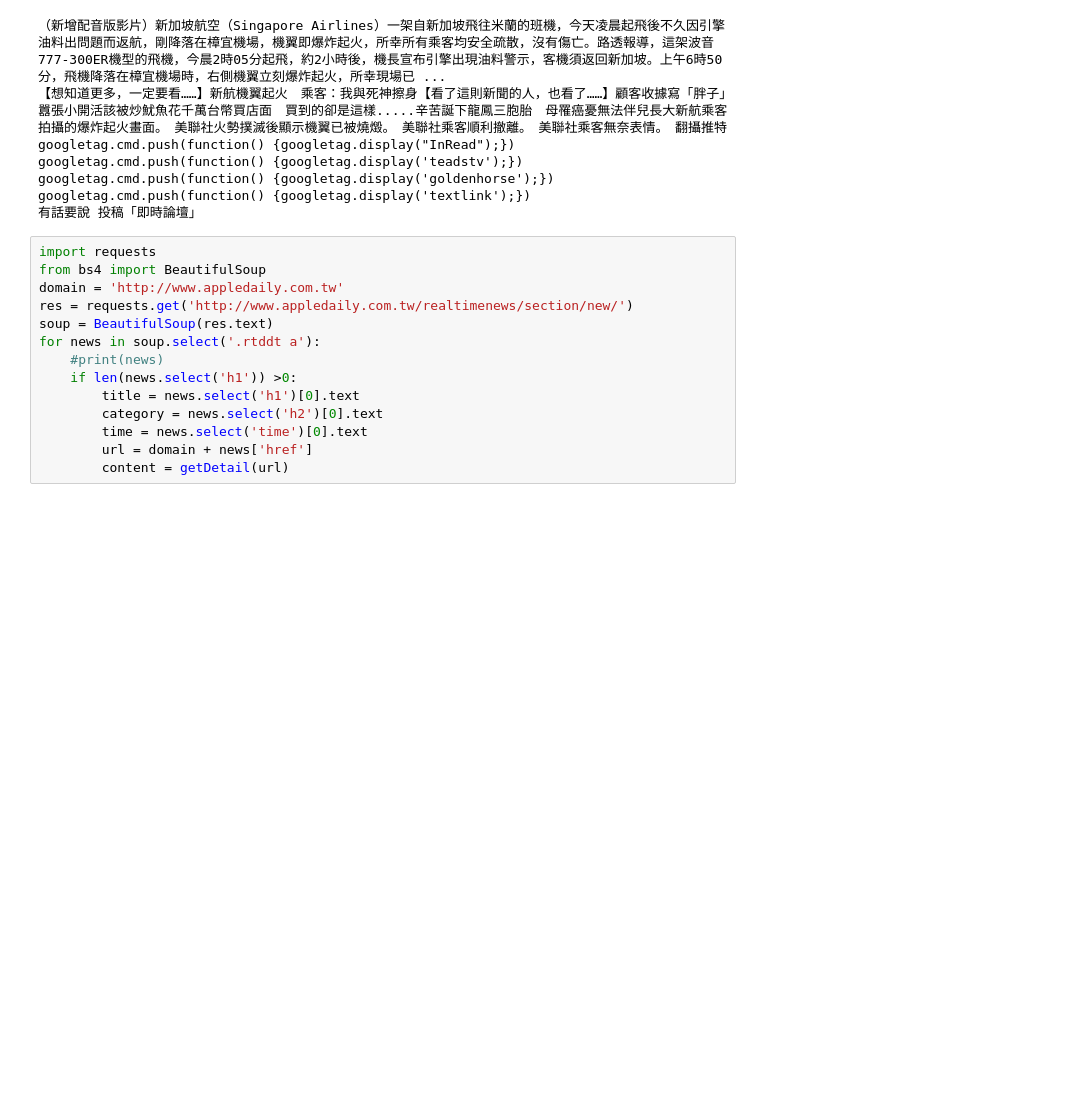
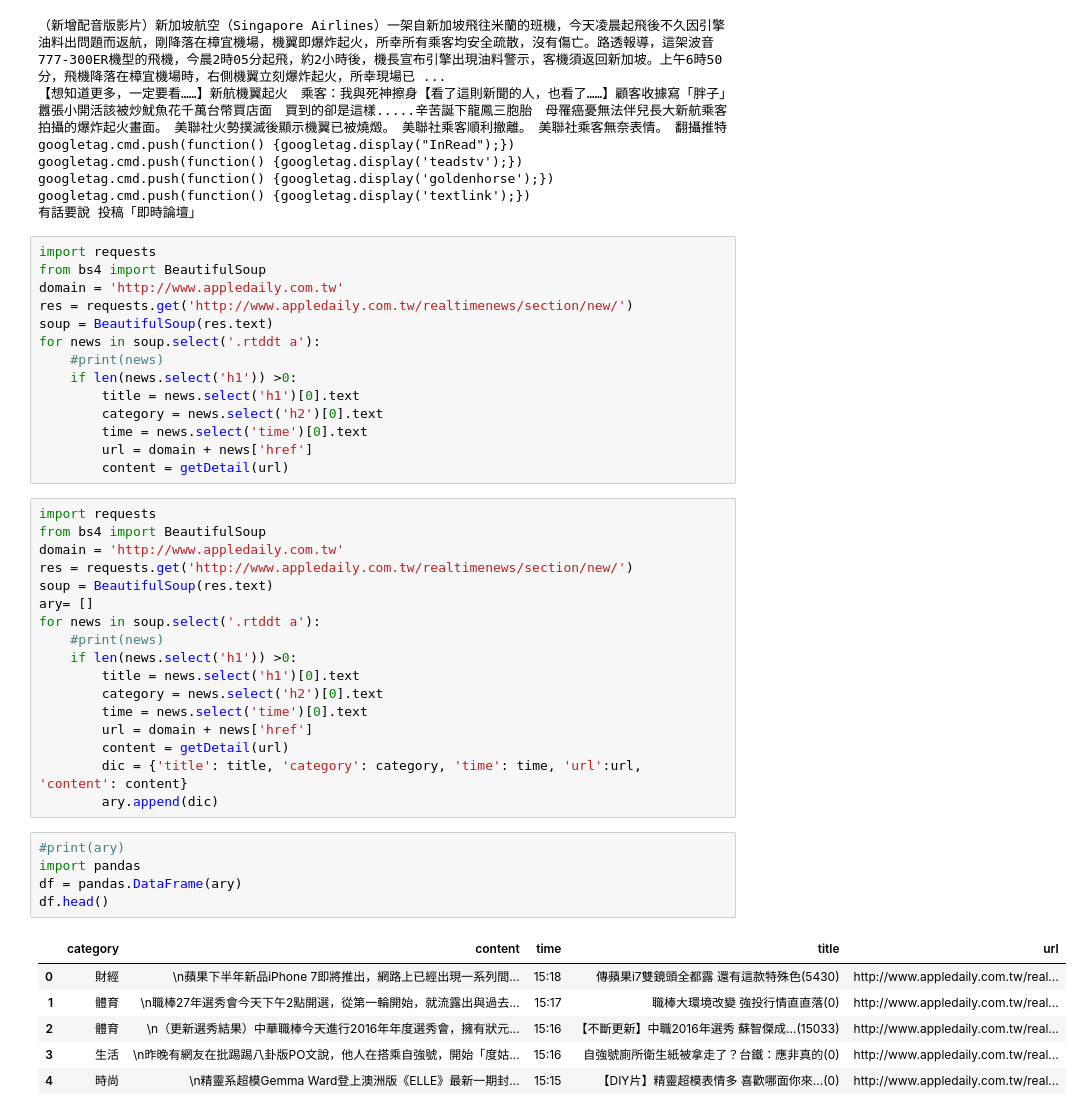
Before and after one commit to bcc2xp/scucrawler, a Jupyter notebook: 20160627Demo.ipynb, the cells around one changed output. Saved outputs shown, nothing was run; the diff lists cells and outputs as text; blank space fills up the shorter version.

```diff
--- a/20160627Demo.ipynb
+++ b/20160627Demo.ipynb
@@ -269,3 +269,32 @@ for news in soup.select('.rtddt a'):
         time = news.select('time')[0].text
         url = domain + news['href']
         content = getDetail(url)
+# %%
+import requests
+from bs4 import BeautifulSoup
+domain = 'http://www.appledaily.com.tw'
+res = requests.get('http://www.appledaily.com.tw/realtimenews/section/new/')
+soup = BeautifulSoup(res.text)
+ary= []
+for news in soup.select('.rtddt a'):
+    #print(news)
+    if len(news.select('h1')) >0:
+        title = news.select('h1')[0].text
+        category = news.select('h2')[0].text
+        time = news.select('time')[0].text
+        url = domain + news['href']
+        content = getDetail(url)
+        dic = {'title': title, 'category': category, 'time': time, 'url':url, 'content': content}
+        ary.append(dic)
+# %%
+#print(ary)
+import pandas
+df = pandas.DataFrame(ary)
+df.head()
+# %% [output]
+|  | category | content | time | title | url |
+| 0 | 財經 | \n蘋果下半年新品iPhone 7即將推出，網路上已經出現一系列間... | 15:18 | 傳蘋果i7雙鏡頭全都露 還有這款特殊色(5430) | http://www.appledaily.com.tw/real... |
+| 1 | 體育 | \n職棒27年選秀會今天下午2點開選，從第一輪開始，就流露出與過去... | 15:17 | 職棒大環境改變 強投行情直直落(0) | http://www.appledaily.com.tw/real... |
+| 2 | 體育 | \n（更新選秀結果）中華職棒今天進行2016年年度選秀會，擁有狀元... | 15:16 | 【不斷更新】中職2016年選秀 蘇智傑成...(15033) | http://www.appledaily.com.tw/real... |
+| 3 | 生活 | \n昨晚有網友在批踢踢八卦版PO文說，他人在搭乘自強號，開始「度姑... | 15:16 | 自強號廁所衛生紙被拿走了？台鐵：應非真的(0) | http://www.appledaily.com.tw/real... |
+| 4 | 時尚 | \n精靈系超模Gemma Ward登上澳洲版《ELLE》最新一期封... | 15:15 | 【DIY片】精靈超模表情多 喜歡哪面你來...(0) | http://www.appledaily.com.tw/real... |
```
Also changed, not shown: parts of 7 cells of this notebook.
